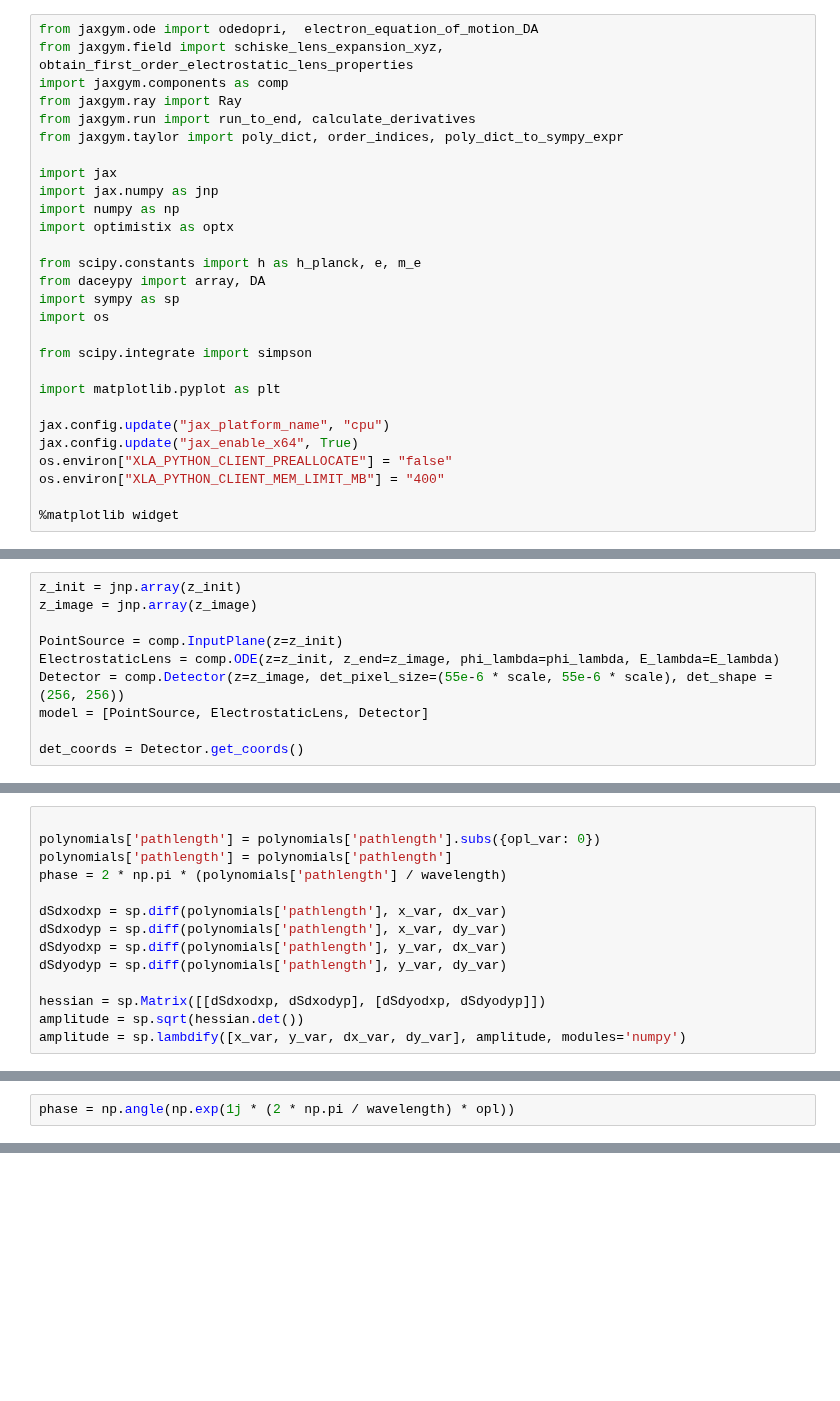
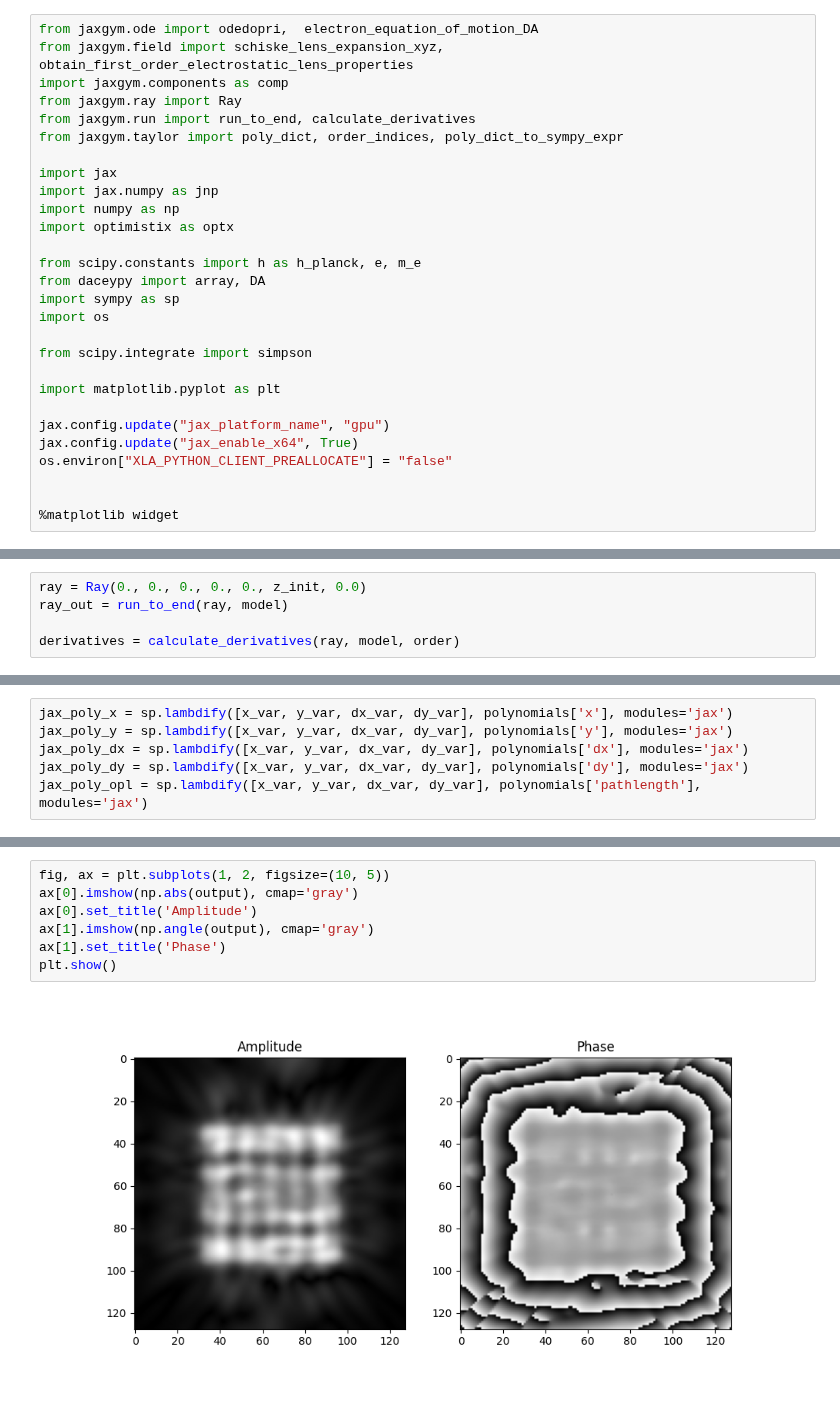
Before and after one commit to uellue/TemGymCore, a Jupyter notebook: ode/electrostatic_lens_ode.ipynb, the cells around one changed output, grey strips where cells are left out. Saved outputs shown, nothing was run; the diff lists cells and outputs as text; blank space fills up the shorter version.

```diff
--- a/ode/electrostatic_lens_ode.ipynb
+++ b/ode/electrostatic_lens_ode.ipynb
@@ -20,10 +20,10 @@ from scipy.integrate import simpson
 
 import matplotlib.pyplot as plt
 
-jax.config.update("jax_platform_name", "cpu")
+jax.config.update("jax_platform_name", "gpu")
 jax.config.update("jax_enable_x64", True)
 os.environ["XLA_PYTHON_CLIENT_PREALLOCATE"] = "false"
-os.environ["XLA_PYTHON_CLIENT_MEM_LIMIT_MB"] = "400"
+
 
 %matplotlib widget
 # %%
@@ -142,11 +144,6 @@ Cs (DA) - opl polynomial -110.4556744312192
 # %%
-z_init = jnp.array(z_init)
-z_image = jnp.array(z_image)
+ray = Ray(0., 0., 0., 0., 0., z_init, 0.0)
+ray_out = run_to_end(ray, model)
 
-PointSource = comp.InputPlane(z=z_init)
-ElectrostaticLens = comp.ODE(z=z_init, z_end=z_image, phi_lambda=phi_lambda, E_lambda=E_lambda)
-Detector = comp.Detector(z=z_image, det_pixel_size=(55e-6 * scale, 55e-6 * scale), det_shape = (256, 256))
-model = [PointSource, ElectrostaticLens, Detector]
-
-det_coords = Detector.get_coords()
+derivatives = calculate_derivatives(ray, model, order)
 # %%
@@ -222,14 +207,6 @@ $\displaystyle - 32682396.9228751 x^{3} - 1471017.86810085 x^{2} x' - 22075.4367
 # %%
-
-polynomials['pathlength'] = polynomials['pathlength'].subs({opl_var: 0})
-polynomials['pathlength'] = polynomials['pathlength']
-phase = 2 * np.pi * (polynomials['pathlength'] / wavelength)
-
-dSdxodxp = sp.diff(polynomials['pathlength'], x_var, dx_var)
-dSdxodyp = sp.diff(polynomials['pathlength'], x_var, dy_var)
-dSdyodxp = sp.diff(polynomials['pathlength'], y_var, dx_var)
-dSdyodyp = sp.diff(polynomials['pathlength'], y_var, dy_var)
-
-hessian = sp.Matrix([[dSdxodxp, dSdxodyp], [dSdyodxp, dSdyodyp]])
-amplitude = sp.sqrt(hessian.det())
-amplitude = sp.lambdify([x_var, y_var, dx_var, dy_var], amplitude, modules='numpy')
+jax_poly_x = sp.lambdify([x_var, y_var, dx_var, dy_var], polynomials['x'], modules='jax')
+jax_poly_y = sp.lambdify([x_var, y_var, dx_var, dy_var], polynomials['y'], modules='jax')
+jax_poly_dx = sp.lambdify([x_var, y_var, dx_var, dy_var], polynomials['dx'], modules='jax')
+jax_poly_dy = sp.lambdify([x_var, y_var, dx_var, dy_var], polynomials['dy'], modules='jax')
+jax_poly_opl = sp.lambdify([x_var, y_var, dx_var, dy_var], polynomials['pathlength'], modules='jax')
@@ -327,2 +248,0 @@ opl = opl.reshape(Detector.det_shape)
-# %%
-phase = np.angle(np.exp(1j * (2 * np.pi / wavelength) * opl))
@@ -342,0 +335,9 @@ plt.show()
+# %%
+fig, ax = plt.subplots(1, 2, figsize=(10, 5))
+ax[0].imshow(np.abs(output), cmap='gray')
+ax[0].set_title('Amplitude')
+ax[1].imshow(np.angle(output), cmap='gray')
+ax[1].set_title('Phase')
+plt.show()
+# %% [output]
+[figure, added]
```
Also changed, not shown: parts of 23 cells of this notebook, 7 other files.
